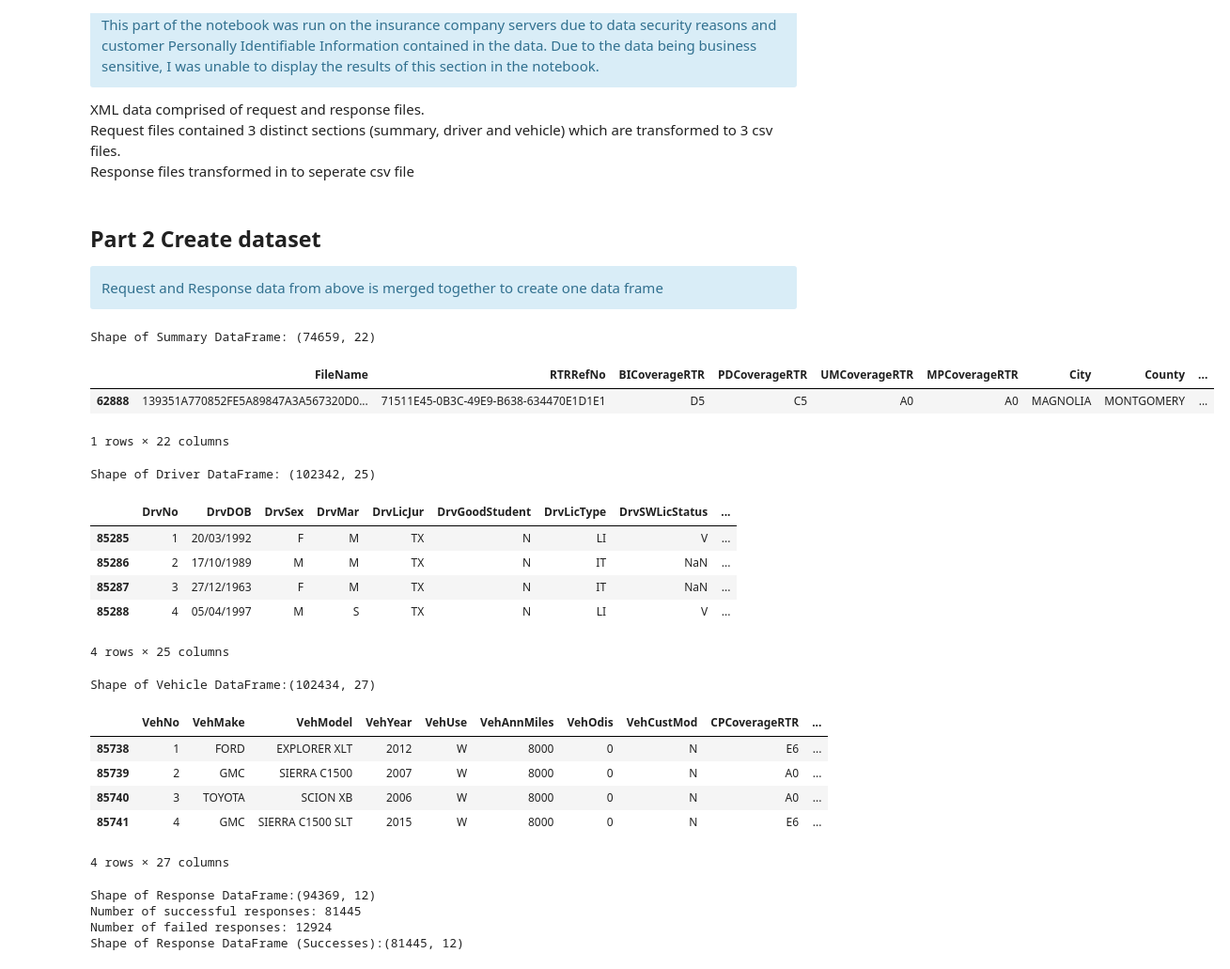
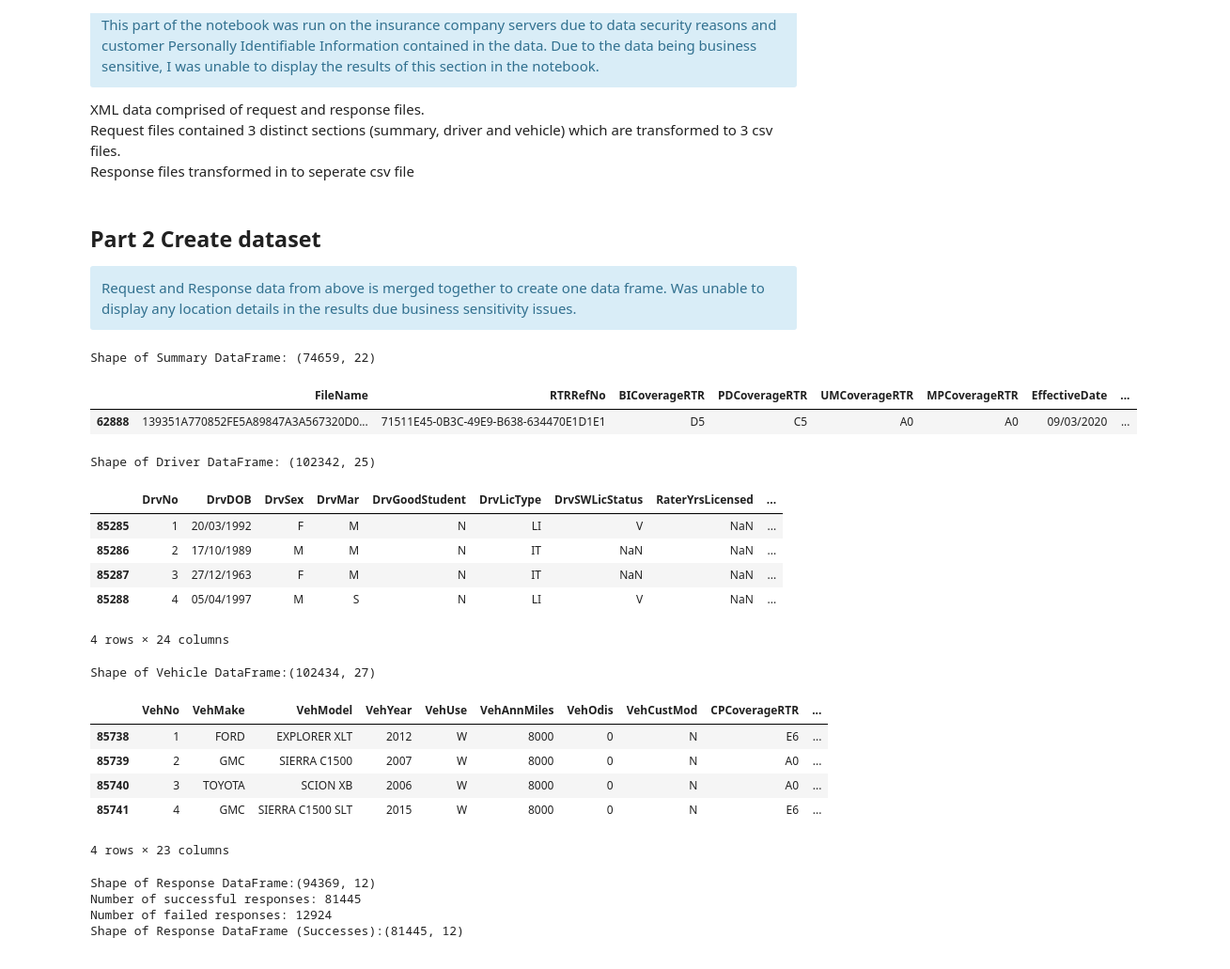
Before and after one commit to martinaraftery/MscDataAnalyticsProject, a Jupyter notebook: ProjectNoteBookFinal.ipynb, the cells around one changed output. Shown: that part at 94% size. Cells and saved outputs as stored; diff of their text form; code cells hidden in the pictures.

```diff
--- a/ProjectNoteBookFinal.ipynb
+++ b/ProjectNoteBookFinal.ipynb
@@ -211,39 +215,41 @@ dfResponse.to_csv('Results\outputResponse.csv')
 # %% [markdown]
 ## Part 2 Create dataset
 <div class="alert alert-block alert-info">
-    Request and Response data from above is merged together to create one data frame
+    Request and Response data from above is merged together to create one data frame.
+    Was unable to display any location details in the results due business sensitivity issues.
 </div>
 # %%
 # import libraries
 import pandas as pd
 import os
 from datetime import date
 import seaborn as sns
 import matplotlib.pyplot as plt
 import numpy as np
+
+# ref: https://www.shanelynn.ie/merge-join-dataframes-python-pandas-index-1/
 
 # set a muted paletter for seaborn visualisations later in notebook
 sns.set_palette("muted")
 
 # for testing set FileName to investigate
 testFileName = '139351A770852FE5A89847A3A567320D03269B38EFE9F2B7156425A948A3C59F04E8780351EC72106DD2884448A4409F'
 
 # Read summary data into dataframe
 summaryData = pd.read_csv("Results\outputSummary.csv", low_memory=False, index_col=[0])
 
 # Rename fileName to FileName (to match other dataframes)
 summaryData = summaryData.rename(columns={"fileName": "FileName"})
 
 # print shape of DataFrame
 print("Shape of Summary DataFrame: " + str(summaryData.shape))
 
-# display one row
-summaryData.loc[summaryData['FileName']==testFileName]
+# display one row  ( cannot show location fields for business sensitivity reasons)
+summaryData.loc[summaryData['FileName']==testFileName, ~summaryData.columns.isin(['State','VehState', 'City', 'County','PostalCode'])]
 # %% [output]
 Shape of Summary DataFrame: (74659, 22)
-|  | FileName | RTRRefNo | BICoverageRTR | PDCoverageRTR | UMCoverageRTR | MPCoverageRTR | City | County | ... |
-| 62888 | 139351A770852FE5A89847A3A567320D0... | 71511E45-0B3C-49E9-B638-634470E1D1E1 | D5 | C5 | A0 | A0 | MAGNOLIA | MONTGOMERY | ... |
+|  | FileName | RTRRefNo | BICoverageRTR | PDCoverageRTR | UMCoverageRTR | MPCoverageRTR | EffectiveDate | ... |
+| 62888 | 139351A770852FE5A89847A3A567320D0... | 71511E45-0B3C-49E9-B638-634470E1D1E1 | D5 | C5 | A0 | A0 | 09/03/2020 | ... |
-1 rows × 22 columns
 # %%
 # Read driver data into dataframe
 driverData = pd.read_csv("Results\outputDriver.csv", low_memory=False, index_col=[0])
@@ -251,16 +257,16 @@ driverData = pd.read_csv("Results\outputDriver.csv", low_memory=False, index_col
 # print shape of DataFrame
 print("Shape of Driver DataFrame: " + str(driverData.shape))
 
-# display one RTR quote's data
-display(driverData.loc[driverData['FileName']==testFileName])
+# display one RTR quote's data  ( cannot show the DrvLicJur for business sensitivity reasons)
+display(driverData.loc[driverData['FileName']==testFileName, ~driverData.columns.isin(['DrvLicJur'])])
 # %% [output]
 Shape of Driver DataFrame: (102342, 25)
-|  | DrvNo | DrvDOB | DrvSex | DrvMar | DrvLicJur | DrvGoodStudent | DrvLicType | DrvSWLicStatus | ... |
-| 85285 | 1 | 20/03/1992 | F | M | TX | N | LI | V | ... |
-| 85286 | 2 | 17/10/1989 | M | M | TX | N | IT | NaN | ... |
-| 85287 | 3 | 27/12/1963 | F | M | TX | N | IT | NaN | ... |
-| 85288 | 4 | 05/04/1997 | M | S | TX | N | LI | V | ... |
+|  | DrvNo | DrvDOB | DrvSex | DrvMar | DrvGoodStudent | DrvLicType | DrvSWLicStatus | RaterYrsLicensed | ... |
+| 85285 | 1 | 20/03/1992 | F | M | N | LI | V | NaN | ... |
+| 85286 | 2 | 17/10/1989 | M | M | N | IT | NaN | NaN | ... |
+| 85287 | 3 | 27/12/1963 | F | M | N | IT | NaN | NaN | ... |
+| 85288 | 4 | 05/04/1997 | M | S | N | LI | V | NaN | ... |
-4 rows × 25 columns
+4 rows × 24 columns
 # %%
 # Read vehicle data into dataframe
 vehicleData = pd.read_csv("Results\outputVehicle.csv", low_memory=False, index_col=[0])
@@ -268,8 +274,8 @@ vehicleData = pd.read_csv("Results\outputVehicle.csv", low_memory=False, index_c
 # print shape of DataFrame
 print("Shape of Vehicle DataFrame:" + str(vehicleData.shape))
 
-# display one RTR quote's data
-display(vehicleData.loc[vehicleData['FileName']==testFileName])
+# display one RTR quote's data  ( cannot show the location fields for business sensitivity reasons)
+display(vehicleData.loc[vehicleData['FileName']==testFileName, ~vehicleData.columns.isin(['VehCityFirst','VehCity','VehState','VehPostalCode'])])
 # %% [output]
 Shape of Vehicle DataFrame:(102434, 27)
 |  | VehNo | VehMake | VehModel | VehYear | VehUse | VehAnnMiles | VehOdis | VehCustMod | CPCoverageRTR | ... |
@@ -277,7 +283,7 @@ Shape of Vehicle DataFrame:(102434, 27)
 | 85739 | 2 | GMC | SIERRA C1500 | 2007 | W | 8000 | 0 | N | A0 | ... |
 | 85740 | 3 | TOYOTA | SCION XB | 2006 | W | 8000 | 0 | N | A0 | ... |
 | 85741 | 4 | GMC | SIERRA C1500 SLT | 2015 | W | 8000 | 0 | N | E6 | ... |
-4 rows × 27 columns
+4 rows × 23 columns
 # %%
 # Read response data into dataframe
 responseData = pd.read_csv("Results\outputResponse.csv", low_memory=False, index_col=[0])
```
Also changed, not shown: parts of 52 cells of this notebook.
